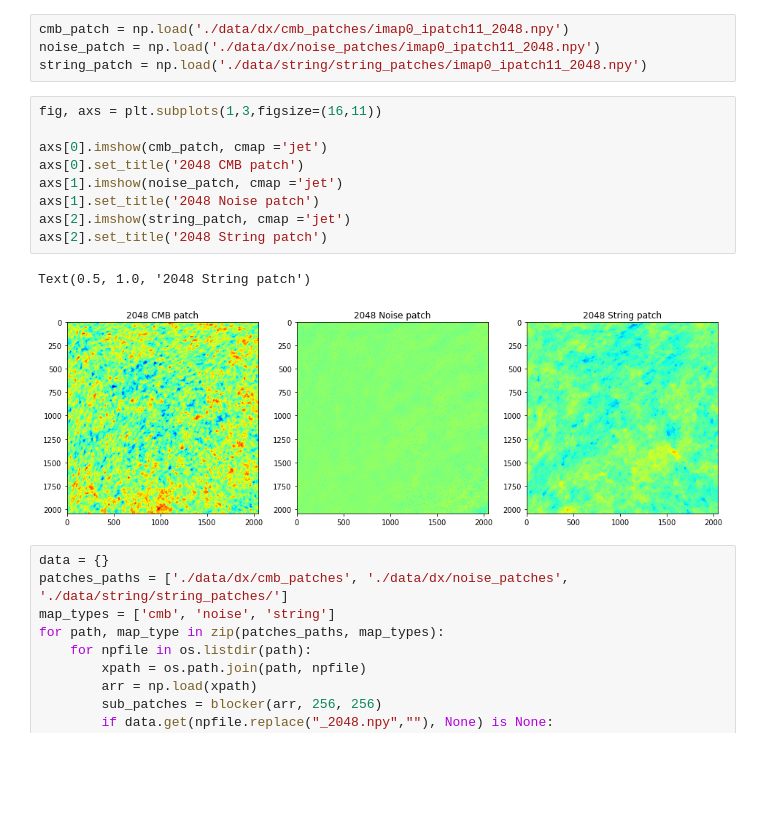
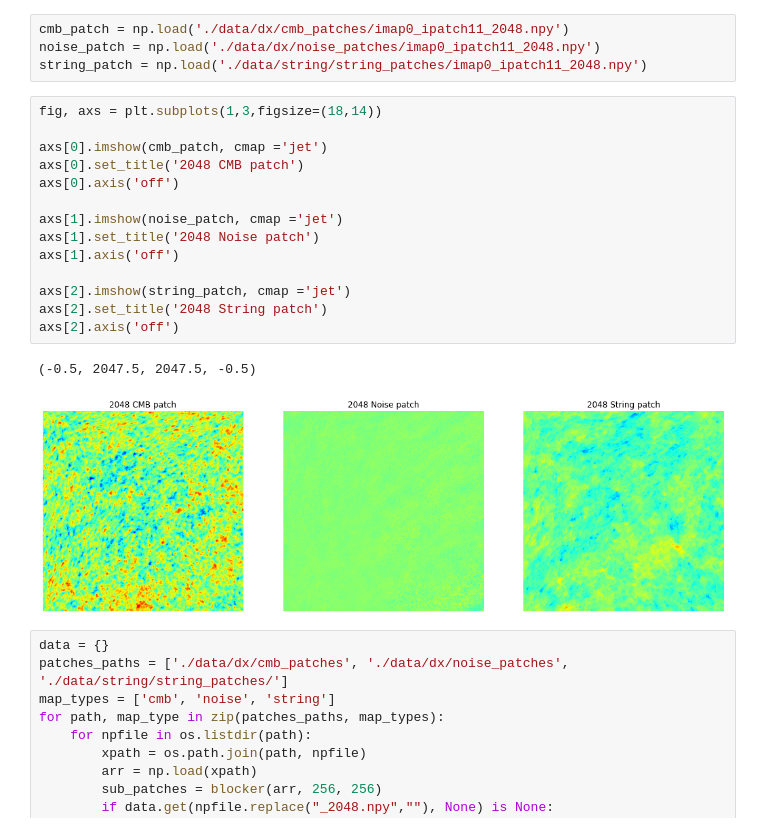
Before and after one commit to halehhajizadeh/PlanckGBM, a Jupyter notebook: CosmicString.ipynb, the cells around one changed output. Cells and saved outputs as stored; diff of their text form; blank space fills up the shorter version.

```diff
--- a/CosmicString.ipynb
+++ b/CosmicString.ipynb
@@ -261,17 +261,22 @@ cmb_patch = np.load('./data/dx/cmb_patches/imap0_ipatch11_2048.npy')
 noise_patch = np.load('./data/dx/noise_patches/imap0_ipatch11_2048.npy')
 string_patch = np.load('./data/string/string_patches/imap0_ipatch11_2048.npy')
 # %%
-fig, axs = plt.subplots(1,3,figsize=(16,11))
+fig, axs = plt.subplots(1,3,figsize=(18,14))
 
 axs[0].imshow(cmb_patch, cmap ='jet')
 axs[0].set_title('2048 CMB patch')
+axs[0].axis('off')
+
 axs[1].imshow(noise_patch, cmap ='jet')
 axs[1].set_title('2048 Noise patch')
+axs[1].axis('off')
+
 axs[2].imshow(string_patch, cmap ='jet')
 axs[2].set_title('2048 String patch')
+axs[2].axis('off')
 # %% [output]
-Text(0.5, 1.0, '2048 String patch')
+(-0.5, 2047.5, 2047.5, -0.5)
-[figure, old version]
+[figure, new version]
 # %%
 data = {}
 patches_paths = ['./data/dx/cmb_patches', './data/dx/noise_patches', './data/string/string_patches/']
```
Also changed, not shown: parts of 5 cells of this notebook.
